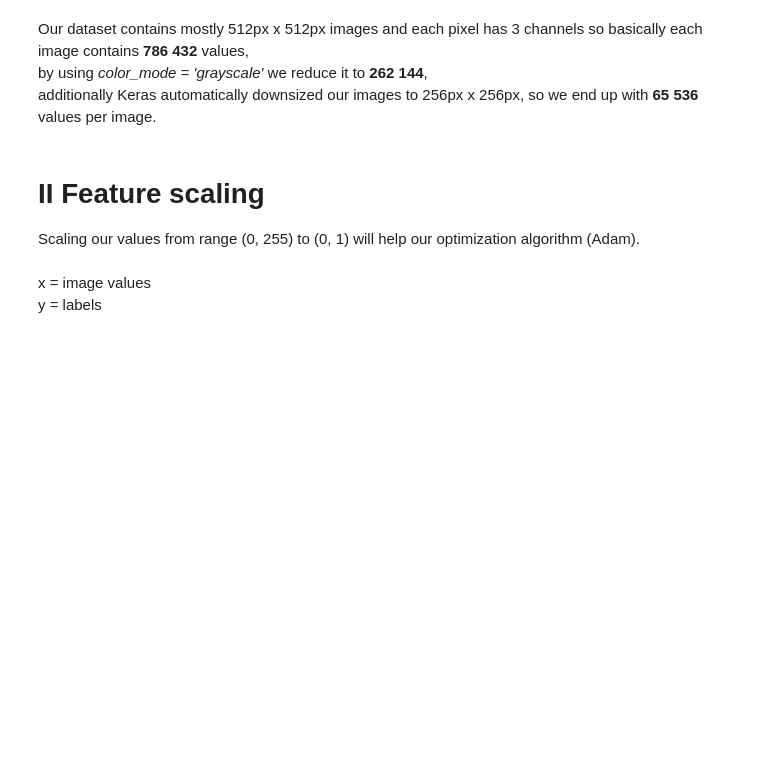
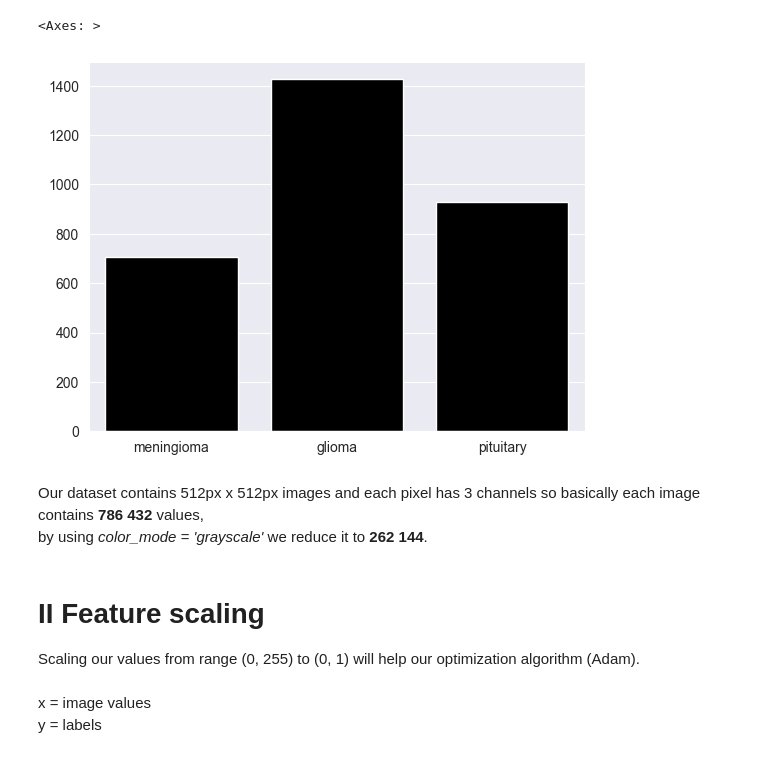
Before and after one commit to gracjan-p/brain-tumors, a Jupyter notebook: brain-tumors-analysis.ipynb, the cells around one changed output. Saved outputs shown, nothing was run; the diff lists cells and outputs as text; code cells hidden in the pictures; blank space fills up the shorter version.

```diff
--- a/brain-tumors-analysis.ipynb
+++ b/brain-tumors-analysis.ipynb
@@ -72,9 +76,16 @@ plt.show()
+# %%
+files_per_label = lambda x: os.listdir(data_path + '\\images\\' + x)
+
+labels_len = {label: len(files_per_label(label)) for label in label_names}
+
+sb.barplot(data=labels_len, x=labels_len.keys(), y=labels_len.values(), color='Black')
+# %% [output]
+<Axes: >
+[figure, added]
 # %% [markdown]
-Our dataset contains mostly 512px x 512px images and each pixel has 3 channels so basically each image contains **786 432** values,
+Our dataset contains 512px x 512px images and each pixel has 3 channels so basically each image contains **786 432** values,
 <br>
-by using *color_mode = 'grayscale'* we reduce it to **262 144**,
-<br>
-additionally Keras automatically downsized our images to 256px x 256px, so we end up with **65 536** values per image.
+by using *color_mode = 'grayscale'* we reduce it to **262 144**.
 # %% [markdown]
 # II Feature scaling
 Scaling our values from range (0, 255) to (0, 1) will help our optimization algorithm (Adam).
```
Also changed, not shown: parts of 27 cells of this notebook, 1 other file.
